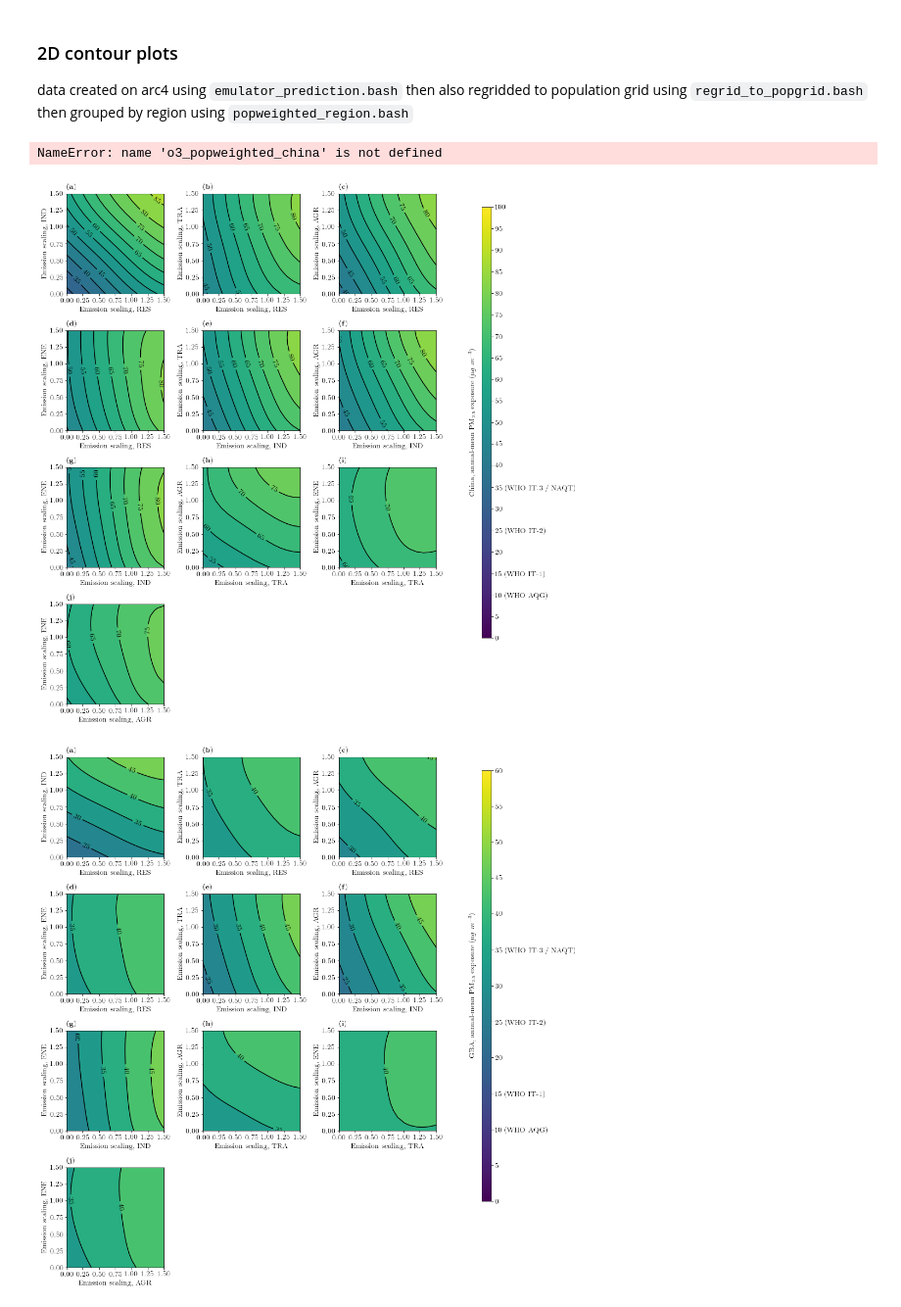
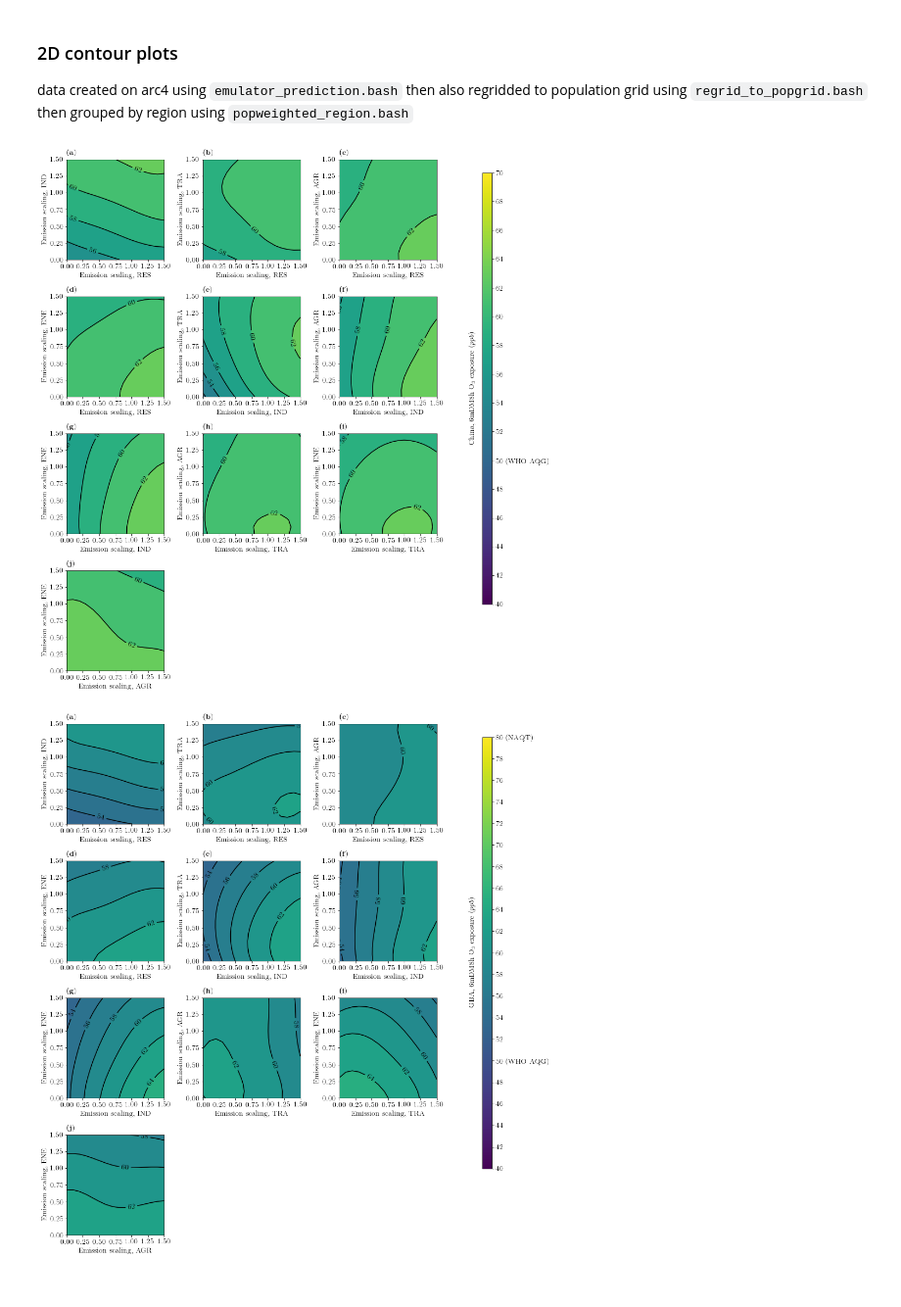
Before and after one commit to lukeconibear/emulator_annual, a Jupyter notebook: emulator_plots.ipynb, the cells around one changed output. Shown at 98% size. Saved outputs shown, nothing was run; the diff lists cells and outputs as text; code cells hidden in the pictures.

```diff
--- a/emulator_plots.ipynb
+++ b/emulator_plots.ipynb
@@ -1126,7 +1126,7 @@ plt.show()
 # %% [markdown]
 #### line plot for individual emission sectors vs pop-weighted output
 # %%
-output = 'PM2_5_DRY'
+output = 'o3_6mDM8h'
 # 'PM2_5_DRY', 'o3_6mDM8h'
 ds_ctl_output = xr.open_dataset(
     f'/nfs/b0122/Users/earlacoa/paper_aia_china/emulator_annual/predictions/{output}/ds_RES1.0_IND1.0_TRA1.0_AGR1.0_ENE1.0_{output}_popgrid_0.25deg.nc'
@@ -1377,43 +1386,6 @@ region_labels = {
     'china_south_west': 'South West China',
     'china_north_west': 'North West China'
 }
-# %%
-outputs = ['pm25', 'o3']
-regions = ['china', 'gba', 'china_north', 'china_north_east', 'china_east', 'china_south_central', 'china_south_west', 'china_north_west']
-predictions = {
-    'china_pm25': pm25_popweighted_china,
-    'china_o3': o3_popweighted_china,
-    'gba_pm25': pm25_popweighted_gba,
-    'gba_o3': o3_popweighted_gba,
-    'china_north_pm25': pm25_popweighted_china_north,
-    'china_north_o3': o3_popweighted_china_north,
-    'china_north_east_pm25': pm25_popweighted_china_north_east,
-    'china_north_east_o3': o3_popweighted_china_north_east,
-    'china_east_pm25': pm25_popweighted_china_east,
-    'china_east_o3': o3_popweighted_china_east,
-    'china_south_central_pm25': pm25_popweighted_china_south_central,
-    'china_south_central_o3': o3_popweighted_china_south_central,
-    'china_south_west_pm25': pm25_popweighted_china_south_west,
-    'china_south_west_o3': o3_popweighted_china_south_west,
-    'china_north_west_pm25': pm25_popweighted_china_north_west,
-    'china_north_west_o3': o3_popweighted_china_north_west,
-}
-labels = {
-    'pm25': 'annual-mean PM$_{2.5}$ exposure (${\\mu}g$ $m^{-3}$)',
-    'o3': '6mDM8h O$_{3}$ exposure ($ppb$)'
-}
-region_labels = {
-    'china': 'China',
-    'gba': 'GBA',
-    'china_north': 'North China',
-    'china_north_east': 'North East China',
-    'china_east': 'East China',
-    'china_south_central': 'South Central China',
-    'china_south_west': 'South West China',
-    'china_north_west': 'North West China'
-}
-# %% [output]
-NameError: name 'o3_popweighted_china' is not defined
 # %%
 def make_plot(index, levels, x, y, z, x_label, y_label):
     ax = fig.add_subplot(gs[index])
@@ -1446,6 +1418,8 @@ def make_plot(index, levels, x, y, z, x_label, y_label):
     )
     ax.clabel(cp, fontsize=14, colors=line_colors, fmt="%1.0f", rightside_up=True) # labels for contours
     plt.annotate(r'\textbf{(' + chr(97 + index) + '})', xy=(0,1.05), xycoords='axes fraction', fontsize=14)
+# %%
+output = 'o3'
 # %%
 for output in outputs:
     for region in regions:
@@ -1459,7 +1433,13 @@ for output in outputs:
         x_labels = ['RES', 'RES', 'RES', 'RES', 'IND', 'IND', 'IND', 'TRA', 'TRA', 'AGR']
         y_labels = ['IND', 'TRA', 'AGR', 'ENE', 'TRA', 'AGR', 'ENE', 'AGR', 'ENE', 'ENE']
         values = [item[1] for item in popweighted_values if item != None]
-        levels = np.linspace(0, round(np.nanmax(values), -1) + 10, 1 + int((round(np.nanmax(values), -1) + 10) / 5))
+        if output == 'pm25':
+            levels = np.linspace(0, round(np.nanmax(values), -1) + 10, 1 + int((round(np.nanmax(values), -1) + 10) / 5))
+        elif output == 'o3':
+            min_level = round(np.nanmin(values), -1) - 10
+            max_level = round(np.nanmax(values), -1) + 10
+            levels = np.linspace(min_level, max_level, 1 + (max_level - min_level) / 2)
+
         ticks = [str(int(item)) for item in levels]
         if output == 'pm25':
             ticks[2] = '10 (WHO AQG)'
@@ -1467,40 +1447,46 @@ for output in outputs:
             ticks[5] = '25 (WHO IT-2)'
             ticks[7] = '35 (WHO IT-3 / NAQT)'
         elif output == 'o3':
-            ticks[10] = '50 (WHO AQG)'
-            ticks[16] = '80 (NAQT)'
+            for index, tick in enumerate(ticks):
+                if tick == '50':
+                    ticks[index] = '50 (WHO AQG)'
+                if tick == '80':
+                    ticks[index] = '80 (NAQT)'
 
         for index in range(10):
             fixed_inputs = [item for item in 'RES1.0_IND1.0_TRA1.0_AGR1.0_ENE1.0'.split('_') if x_labels[index] not in item and y_labels[index] not in item]
             x, y, z = extract_values(popweighted_values, fixed_inputs[0], fixed_inputs[1], fixed_inputs[2])
             make_plot(index, levels, x, y, z, x_labels[index], y_labels[index])
 
 
         ax_cbar = fig.add_axes([0.97, 0.15, 0.02, 0.7])
         sm = plt.cm.ScalarMappable(
             norm=matplotlib.colors.Normalize(
                 vmin=levels[0], vmax=levels[-1]
             ),
             cmap='viridis'
         )
         sm.set_array([])
         cb = plt.colorbar(
             sm,
             cax=ax_cbar,
             norm=matplotlib.colors.Normalize(
                 vmin=levels[0], vmax=levels[-1]
             ),
             cmap='viridis',
             ticks=levels
         )
         cb.ax.set_yticklabels(ticks)
-        cb.set_label(label, size=14, labelpad=-200)
+        if output == 'pm25':
+            cb.set_label(label, size=14, labelpad=-200)
+        elif output == 'o3':
+            cb.set_label(label, size=14, labelpad=-150)
         cb.ax.tick_params(labelsize=14)
 
         gs.tight_layout(fig, rect=[0, 0, 0.9, 0.9])
         plt.savefig(f'/nfs/b0122/Users/earlacoa/png/paper_aia_emulator_annual/{output}_{region}_2d-popweight-contour.png', dpi=700, alpha=True, bbox_inches='tight')
         plt.savefig(f'/nfs/b0122/Users/earlacoa/png/paper_aia_emulator_annual/{output}_{region}_2d-popweight-contour.eps', format='eps', dpi=700, alpha=True, bbox_inches='tight')
         plt.show()
 # %% [output]
-[figure, old version]
+[figure, new version]
-[figure, old version]
+[figure, new version]
```
Also changed, not shown: parts of 3 cells of this notebook, 4 other files.
